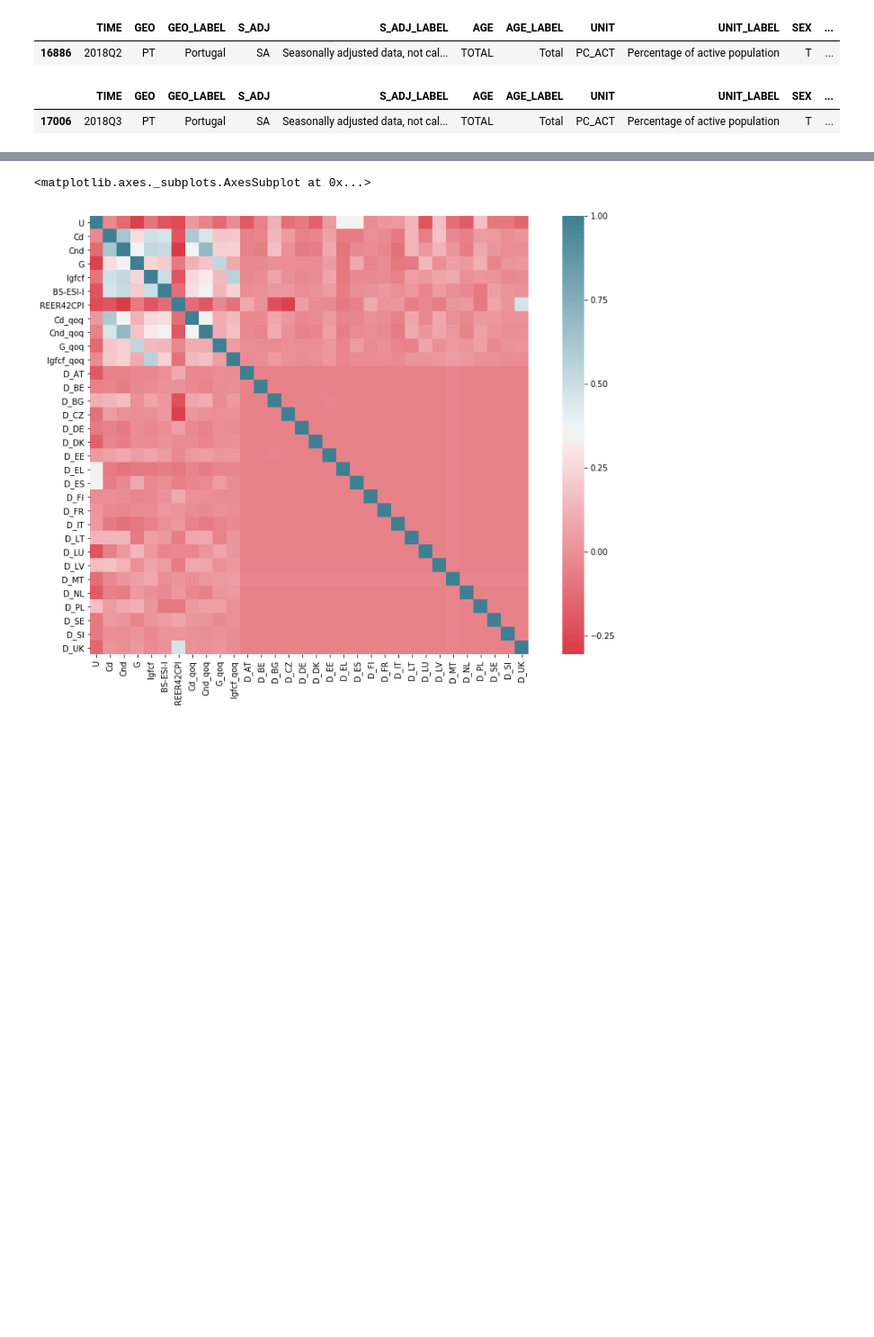
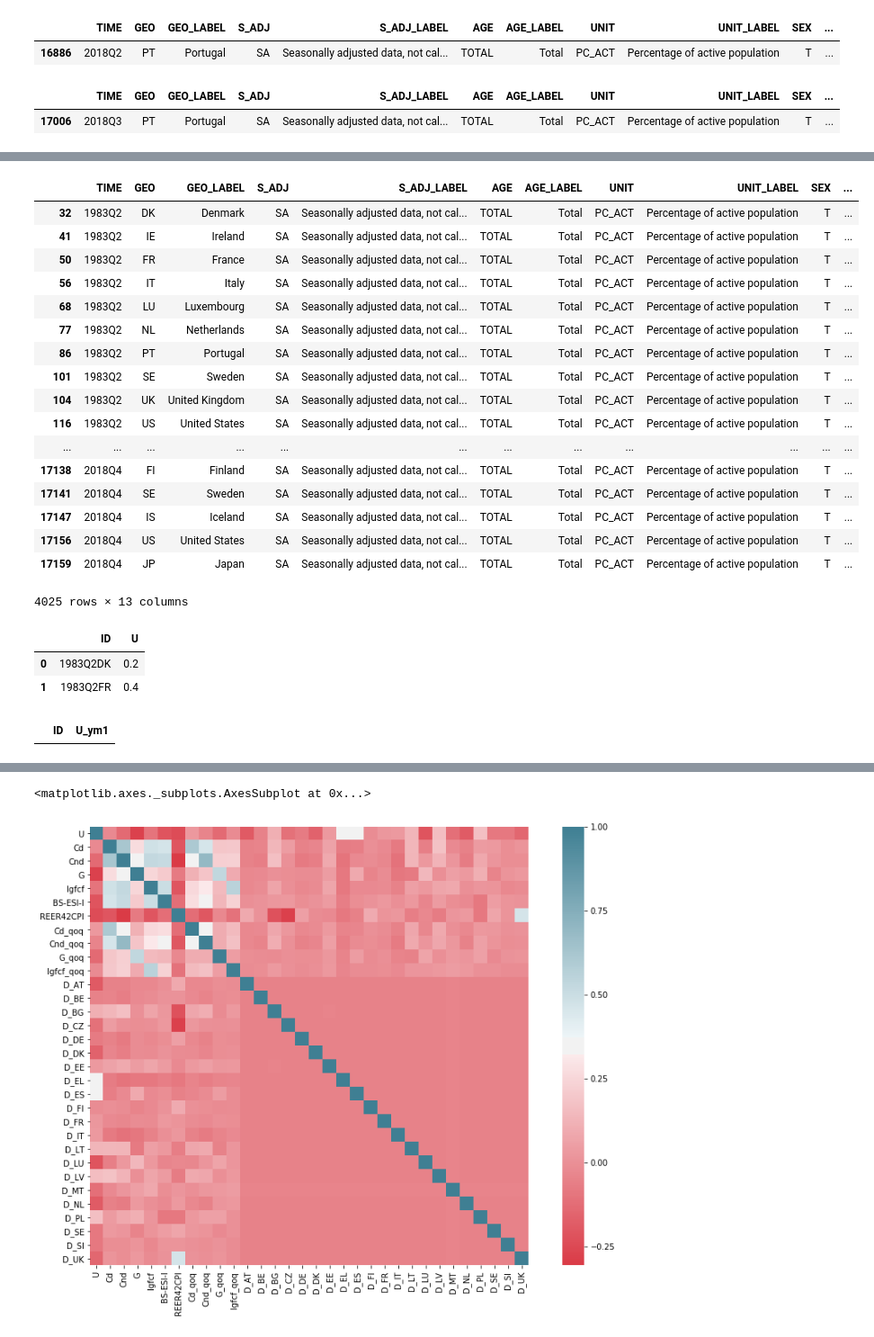
Before and after one commit to boturon/NovaSBE_Courses, a Jupyter notebook: 1107_macroeconomic-policies/assignment/pred-gdp/data.ipynb, the cells around one changed output, grey strips where cells are left out. Shown at 90% size. Drawn from its saved outputs; the diff is of its cells as text; code cells hidden in the pictures; blank space fills up the shorter version.

```diff
--- a/1107_macroeconomic-policies/assignment/pred-gdp/data.ipynb
+++ b/1107_macroeconomic-policies/assignment/pred-gdp/data.ipynb
@@ -1020,3 +1176,34 @@ namq_10_fcs.head(2)
+# %%
+une_rt_q_lag#[(une_rt_q_lag.UNIT=="PC_ACT")&(une_rt_q_lag.S_ADJ==var)]#[["ID", "Value"]]
+# %% [output]
+|  | TIME | GEO | GEO_LABEL | S_ADJ | S_ADJ_LABEL | AGE | AGE_LABEL | UNIT | UNIT_LABEL | SEX | ... |
+| 32 | 1983Q2 | DK | Denmark | SA | Seasonally adjusted data, not cal... | TOTAL | Total | PC_ACT | Percentage of active population | T | ... |
+| 41 | 1983Q2 | IE | Ireland | SA | Seasonally adjusted data, not cal... | TOTAL | Total | PC_ACT | Percentage of active population | T | ... |
+| 50 | 1983Q2 | FR | France | SA | Seasonally adjusted data, not cal... | TOTAL | Total | PC_ACT | Percentage of active population | T | ... |
+| 56 | 1983Q2 | IT | Italy | SA | Seasonally adjusted data, not cal... | TOTAL | Total | PC_ACT | Percentage of active population | T | ... |
+| 68 | 1983Q2 | LU | Luxembourg | SA | Seasonally adjusted data, not cal... | TOTAL | Total | PC_ACT | Percentage of active population | T | ... |
+| 77 | 1983Q2 | NL | Netherlands | SA | Seasonally adjusted data, not cal... | TOTAL | Total | PC_ACT | Percentage of active population | T | ... |
+| 86 | 1983Q2 | PT | Portugal | SA | Seasonally adjusted data, not cal... | TOTAL | Total | PC_ACT | Percentage of active population | T | ... |
+| 101 | 1983Q2 | SE | Sweden | SA | Seasonally adjusted data, not cal... | TOTAL | Total | PC_ACT | Percentage of active population | T | ... |
+| 104 | 1983Q2 | UK | United Kingdom | SA | Seasonally adjusted data, not cal... | TOTAL | Total | PC_ACT | Percentage of active population | T | ... |
+| 116 | 1983Q2 | US | United States | SA | Seasonally adjusted data, not cal... | TOTAL | Total | PC_ACT | Percentage of active population | T | ... |
+| ... | ... | ... | ... | ... | ... | ... | ... | ... | ... | ... | ... |
+| 17138 | 2018Q4 | FI | Finland | SA | Seasonally adjusted data, not cal... | TOTAL | Total | PC_ACT | Percentage of active population | T | ... |
+| 17141 | 2018Q4 | SE | Sweden | SA | Seasonally adjusted data, not cal... | TOTAL | Total | PC_ACT | Percentage of active population | T | ... |
+| 17147 | 2018Q4 | IS | Iceland | SA | Seasonally adjusted data, not cal... | TOTAL | Total | PC_ACT | Percentage of active population | T | ... |
+| 17156 | 2018Q4 | US | United States | SA | Seasonally adjusted data, not cal... | TOTAL | Total | PC_ACT | Percentage of active population | T | ... |
+| 17159 | 2018Q4 | JP | Japan | SA | Seasonally adjusted data, not cal... | TOTAL | Total | PC_ACT | Percentage of active population | T | ... |
+4025 rows × 13 columns
+# %%
+df_in.head(2)
+# %% [output]
+|  | ID | U |
+| 0 | 1983Q2DK | 0.2 |
+| 1 | 1983Q2FR | 0.4 |
+# %%
+selec.head(2)
+# %% [output]
+|  | ID | U_ym1 |
 # %%
 def LaborMarket():
 
```
Also changed, not shown: parts of 18 cells of this notebook, 1 other file.
